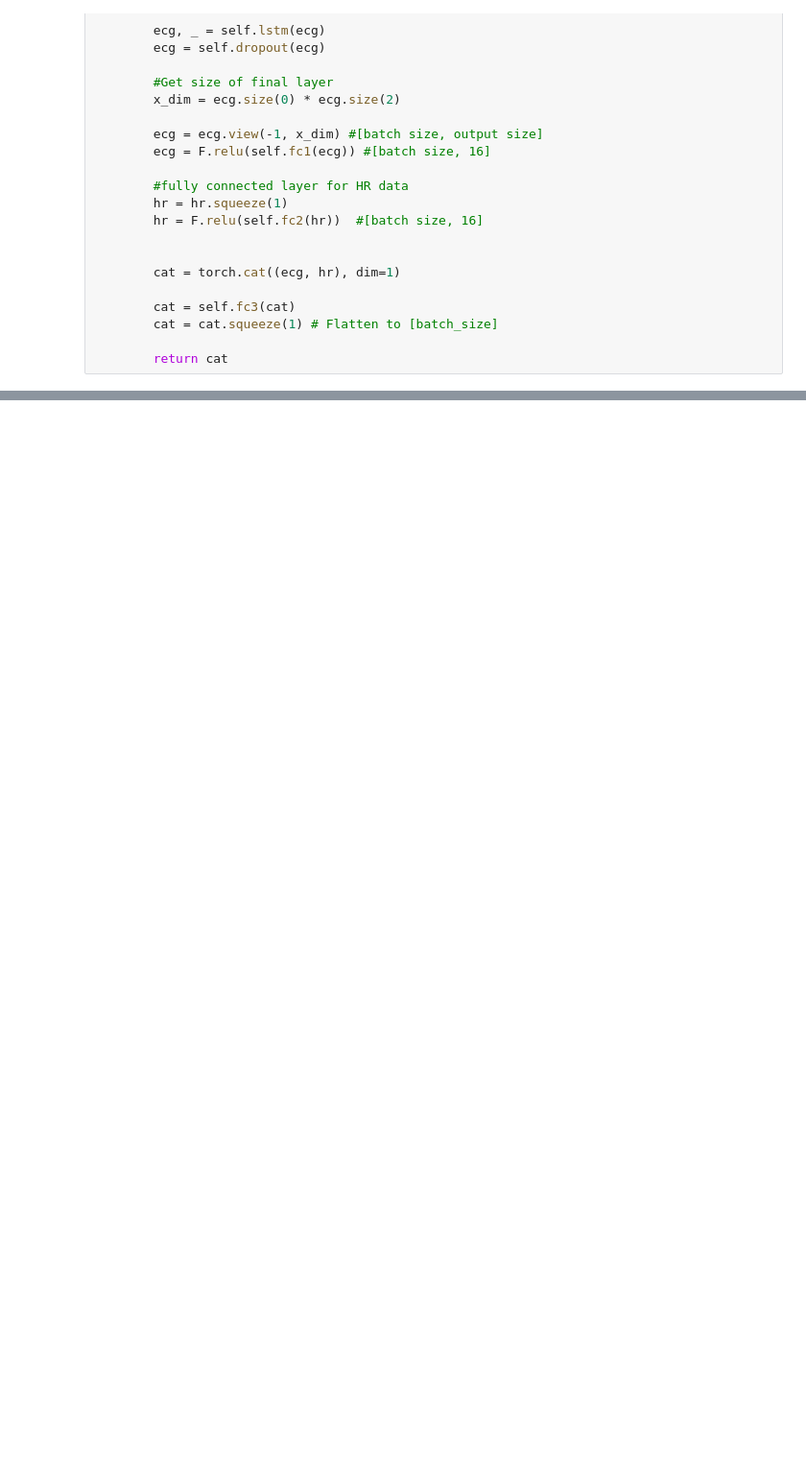
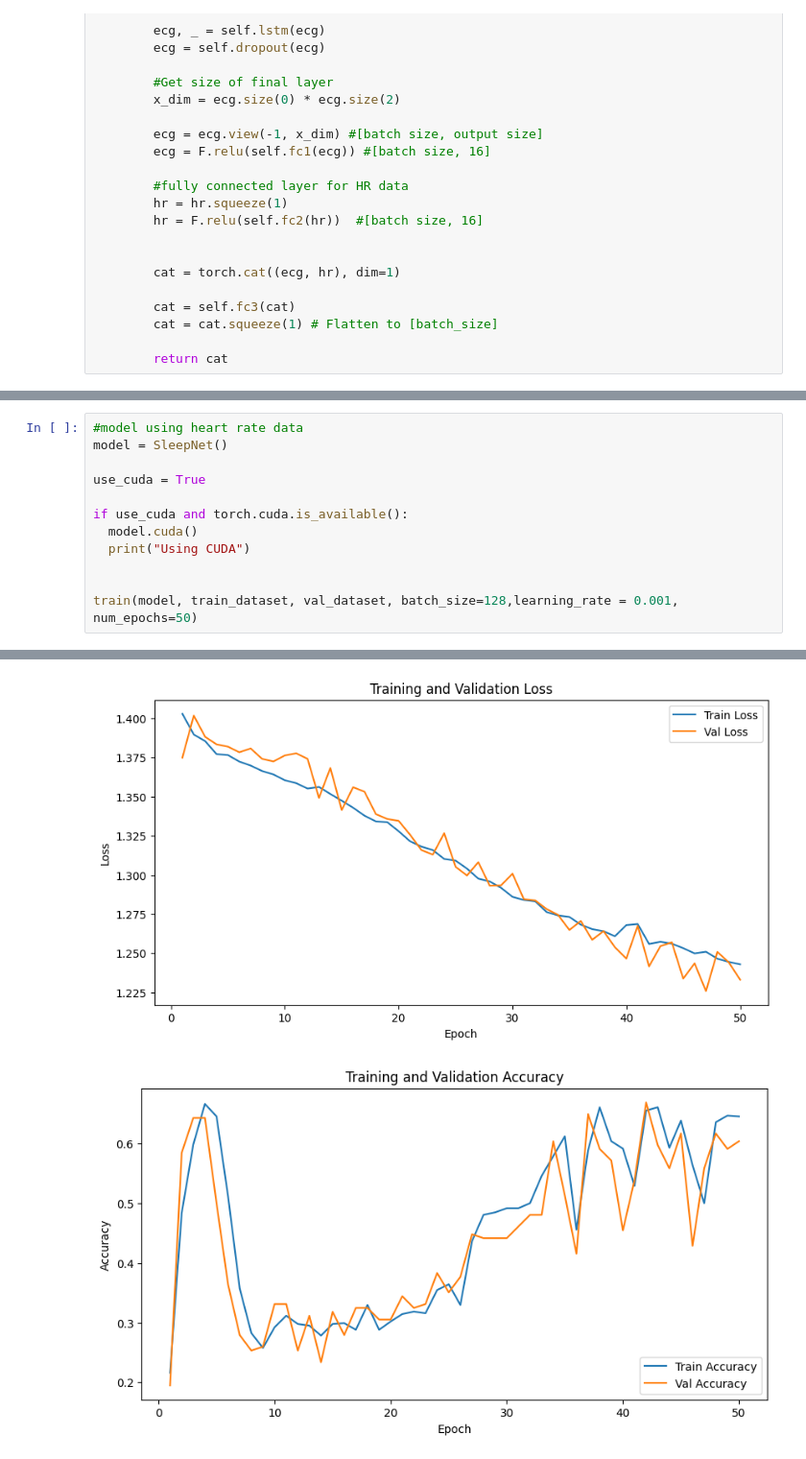
Before and after one commit to sunghwanism/FM_for_bio_signal, a Jupyter notebook: report/ecg_hr_basic_model.ipynb, the cells around one changed output, grey strips where cells are left out. Shown: that part at 96% size. Cells and saved outputs as stored; diff of their text form; blank space fills up the shorter version.

```diff
--- a/report/ecg_hr_basic_model.ipynb
+++ b/report/ecg_hr_basic_model.ipynb
@@ -377,0 +309,13 @@ Epoch [12/20], Train Loss: 1.3378, Train Accuracy: 0.4739, Val Loss: 1.3417, Val
+# %%
+#model using heart rate data
+model = SleepNet()
+
+use_cuda = True
+
+if use_cuda and torch.cuda.is_available():
+  model.cuda()
+  print("Using CUDA")
+
+
+train(model, train_dataset, val_dataset, batch_size=128,learning_rate = 0.001, num_epochs=50)
+# %% [output]
@@ -377,0 +339,2 @@ Epoch [12/20], Train Loss: 1.3378, Train Accuracy: 0.4739, Val Loss: 1.3417, Val
+[figure, added]
+[figure, added]
```
Also changed, not shown: parts of 12 cells of this notebook.
